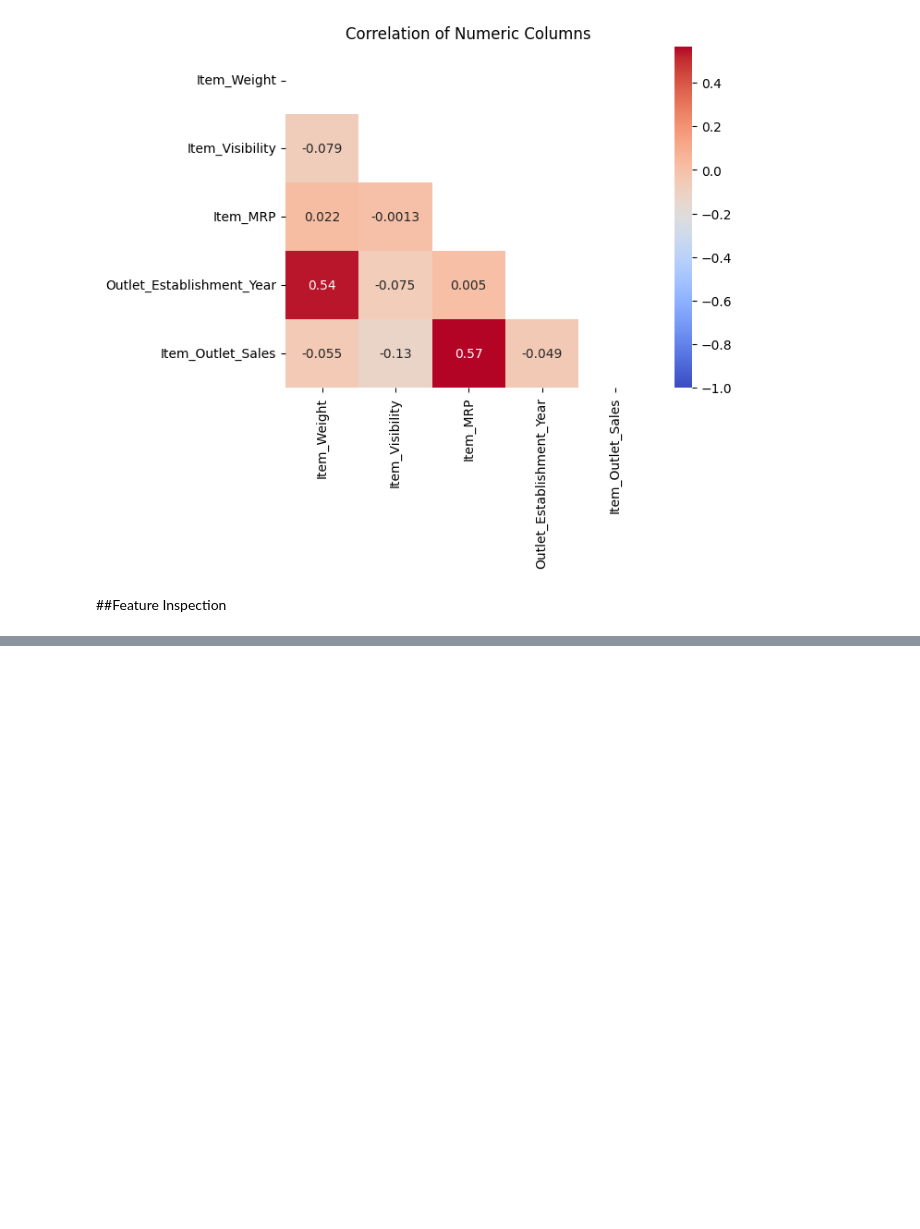
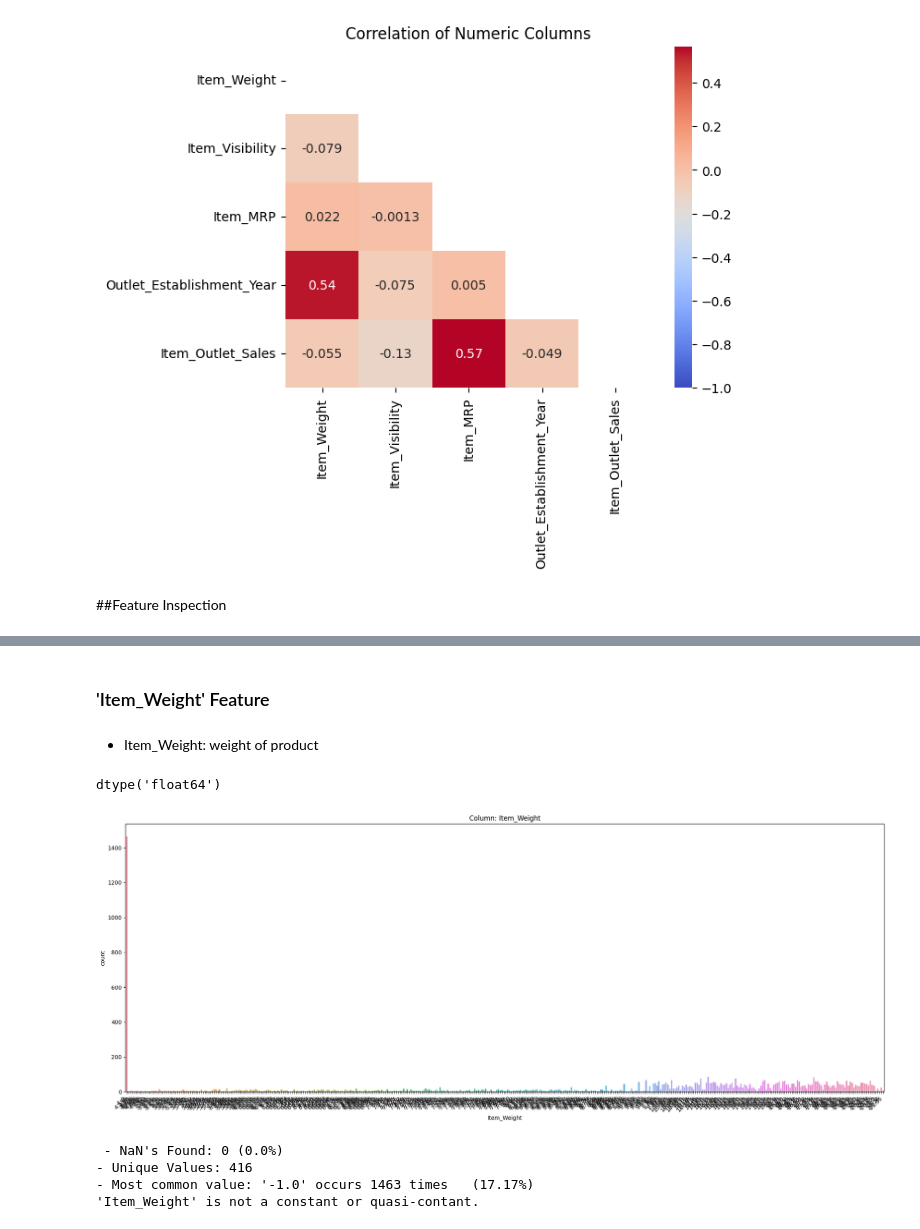
Before and after one commit to bubbles42/predicting-product-sales, a Jupyter notebook: predicting_product_sales.ipynb, the cells around one changed output, grey strips where cells are left out. Saved outputs shown, nothing was run; the diff lists cells and outputs as text; code cells hidden in the pictures; blank space fills up the shorter version.

```diff
--- a/predicting_product_sales.ipynb
+++ b/predicting_product_sales.ipynb
@@ -330,0 +531,19 @@ ax.set(title='Correlation of Numeric Columns')
+# %% [markdown]
+### 'Item_Weight' Feature
+# %% [markdown]
+- Item_Weight: weight of product
+# %%
+# # Confirming the dtype to select correct EDA function
+feature = "Item_Weight"
+sales_df[feature].dtype
+# %% [output]
+dtype('float64')
+# %%
+# run the appropriate explore function (based on feature's dtype)
+explore_cat(sales_df, feature, figsize=(20,8));
+# %% [output]
+[figure, added]
+ - NaN's Found: 0 (0.0%)
+- Unique Values: 416
+- Most common value: '-1.0' occurs 1463 times   (17.17%)
+'Item_Weight' is not a constant or quasi-contant.
```
Also changed, not shown: parts of 86 cells of this notebook.
